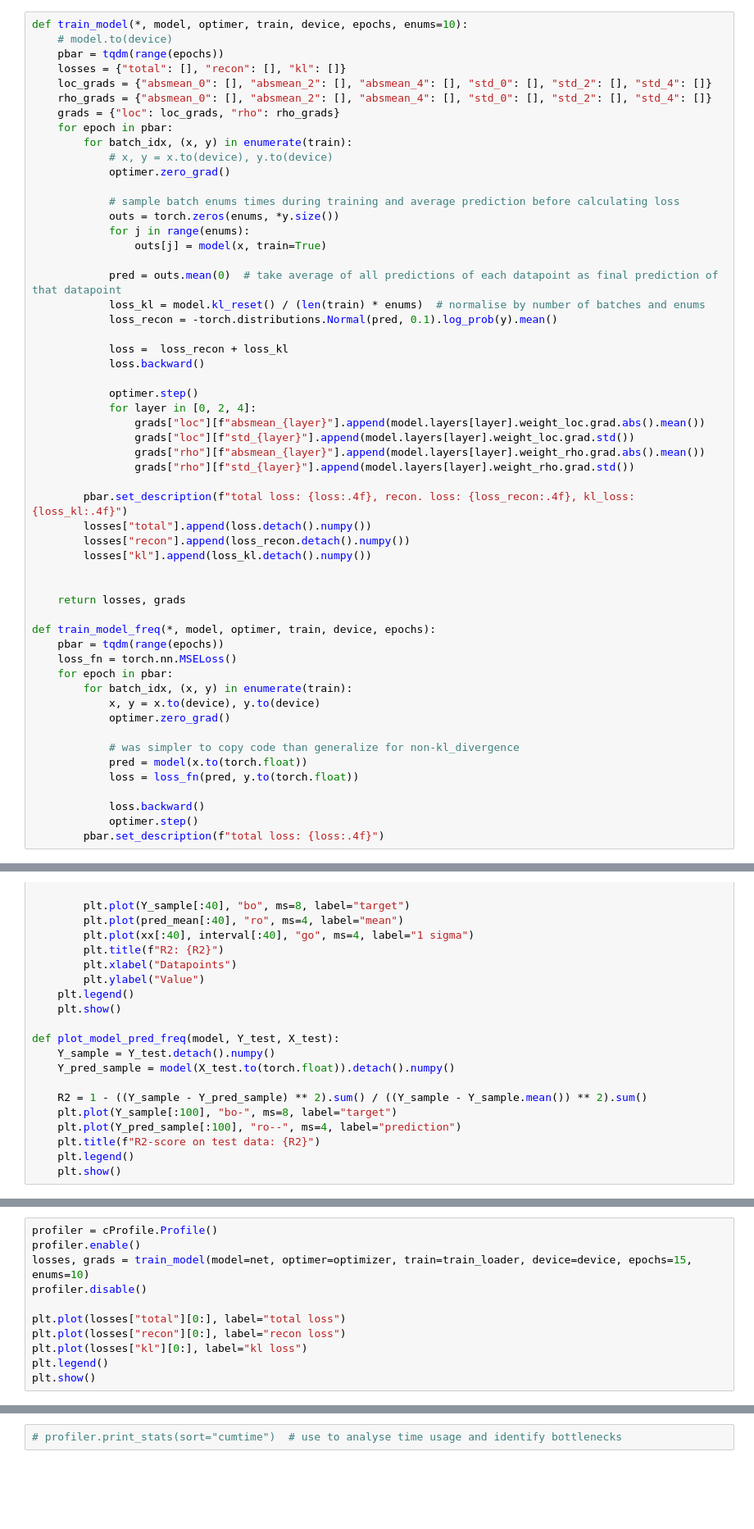
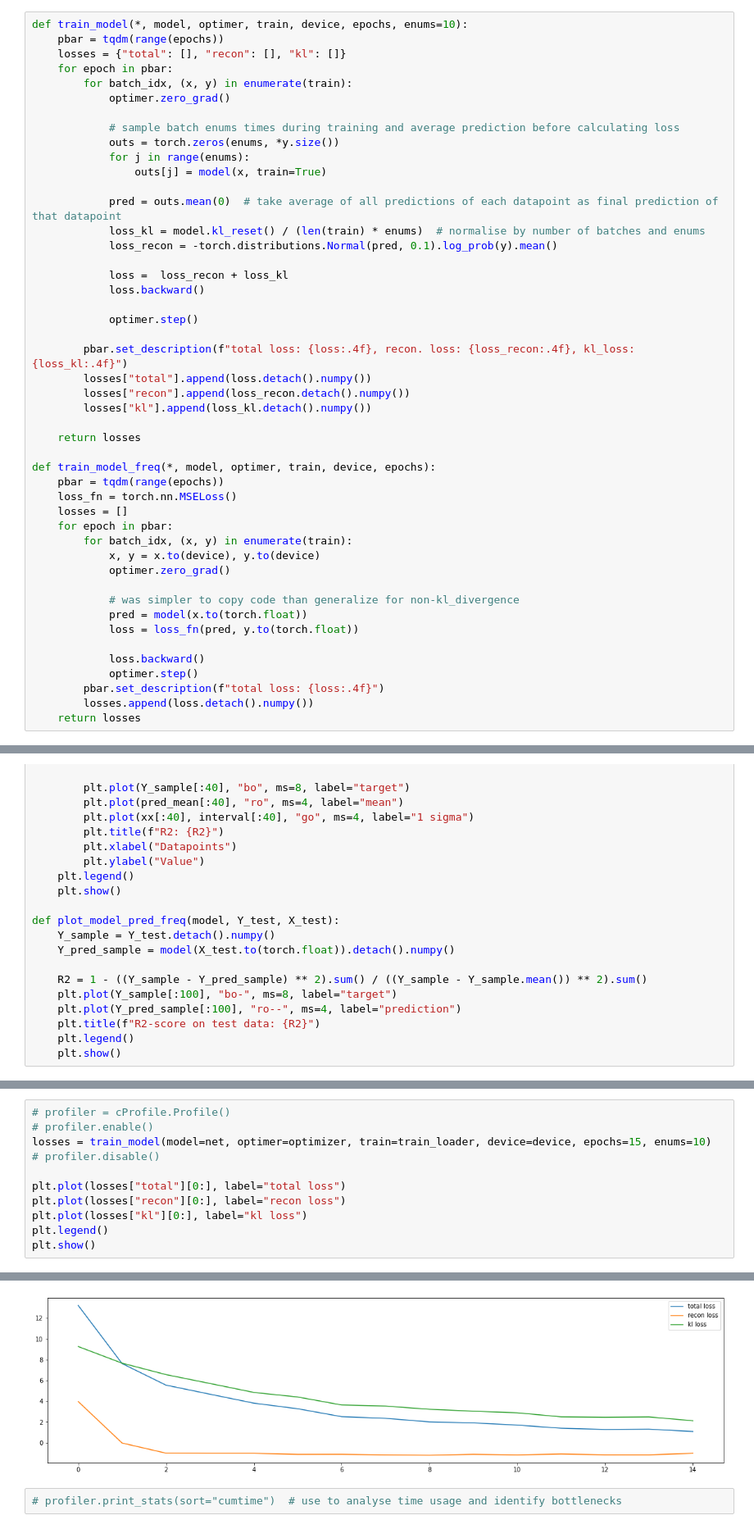
Before and after one commit to Haakooto/CS282_final_project, a Jupyter notebook: code/TheClownKing.ipynb, the cells around one changed output, grey strips where cells are left out. Shown at 82% size. Saved outputs shown, nothing was run; the diff lists cells and outputs as text; blank space fills up the shorter version.

```diff
--- a/code/TheClownKing.ipynb
+++ b/code/TheClownKing.ipynb
@@ -31,15 +24,10 @@ train_loader, test_data = utils.get_nanotube_data(batch_size=200, scale=True)
 X_test, Y_test = test_data
 # %%
 def train_model(*, model, optimer, train, device, epochs, enums=10):
-    # model.to(device)
     pbar = tqdm(range(epochs))
     losses = {"total": [], "recon": [], "kl": []}
-    loc_grads = {"absmean_0": [], "absmean_2": [], "absmean_4": [], "std_0": [], "std_2": [], "std_4": []}
-    rho_grads = {"absmean_0": [], "absmean_2": [], "absmean_4": [], "std_0": [], "std_2": [], "std_4": []}
-    grads = {"loc": loc_grads, "rho": rho_grads}
     for epoch in pbar:
         for batch_idx, (x, y) in enumerate(train):
-            # x, y = x.to(device), y.to(device)
             optimer.zero_grad()
 
             # sample batch enums times during training and average prediction before calculating loss
@@ -55,23 +43,18 @@ def train_model(*, model, optimer, train, device, epochs, enums=10):
             loss.backward()
 
             optimer.step()
-            for layer in [0, 2, 4]:
-                grads["loc"][f"absmean_{layer}"].append(model.layers[layer].weight_loc.grad.abs().mean())
-                grads["loc"][f"std_{layer}"].append(model.layers[layer].weight_loc.grad.std())
-                grads["rho"][f"absmean_{layer}"].append(model.layers[layer].weight_rho.grad.abs().mean())
-                grads["rho"][f"std_{layer}"].append(model.layers[layer].weight_rho.grad.std())
 
         pbar.set_description(f"total loss: {loss:.4f}, recon. loss: {loss_recon:.4f}, kl_loss: {loss_kl:.4f}")
         losses["total"].append(loss.detach().numpy())
         losses["recon"].append(loss_recon.detach().numpy())
         losses["kl"].append(loss_kl.detach().numpy())
 
-
-    return losses, grads
+    return losses
 
 def train_model_freq(*, model, optimer, train, device, epochs):
     pbar = tqdm(range(epochs))
     loss_fn = torch.nn.MSELoss()
+    losses = []
     for epoch in pbar:
         for batch_idx, (x, y) in enumerate(train):
             x, y = x.to(device), y.to(device)
@@ -84,6 +67,8 @@ def train_model_freq(*, model, optimer, train, device, epochs):
             loss.backward()
             optimer.step()
         pbar.set_description(f"total loss: {loss:.4f}")
+        losses.append(loss.detach().numpy())
+    return losses
 # %%
 plt.rcParams["figure.figsize"] = (20,5)
 def plot_model_pred(model, Y_test, X_test, enums=10, single=False):
@@ -149,10 +134,10 @@ optimizer = torch.optim.AdamW(net.parameters(), lr=0.0007)
 fet = FC(features=7, classes=1, hiddens=[20, 20])
 foptimizer = torch.optim.AdamW(fet.parameters(), lr=0.001)
 # %%
-profiler = cProfile.Profile()
-profiler.enable()
-losses, grads = train_model(model=net, optimer=optimizer, train=train_loader, device=device, epochs=15, enums=10)
-profiler.disable()
+# profiler = cProfile.Profile()
+# profiler.enable()
+losses = train_model(model=net, optimer=optimizer, train=train_loader, device=device, epochs=15, enums=10)
+# profiler.disable()
 
 plt.plot(losses["total"][0:], label="total loss")
 plt.plot(losses["recon"][0:], label="recon loss")
@@ -164,3 +148,4 @@ RuntimeError: t() expects a tensor with <= 2 dimensions, but self is 4D
+[figure, added]
 # %%
 # profiler.print_stats(sort="cumtime")  # use to analyse time usage and identify bottlenecks
 # %%
```
Also changed, not shown: parts of 6 cells of this notebook, 1 other file.
